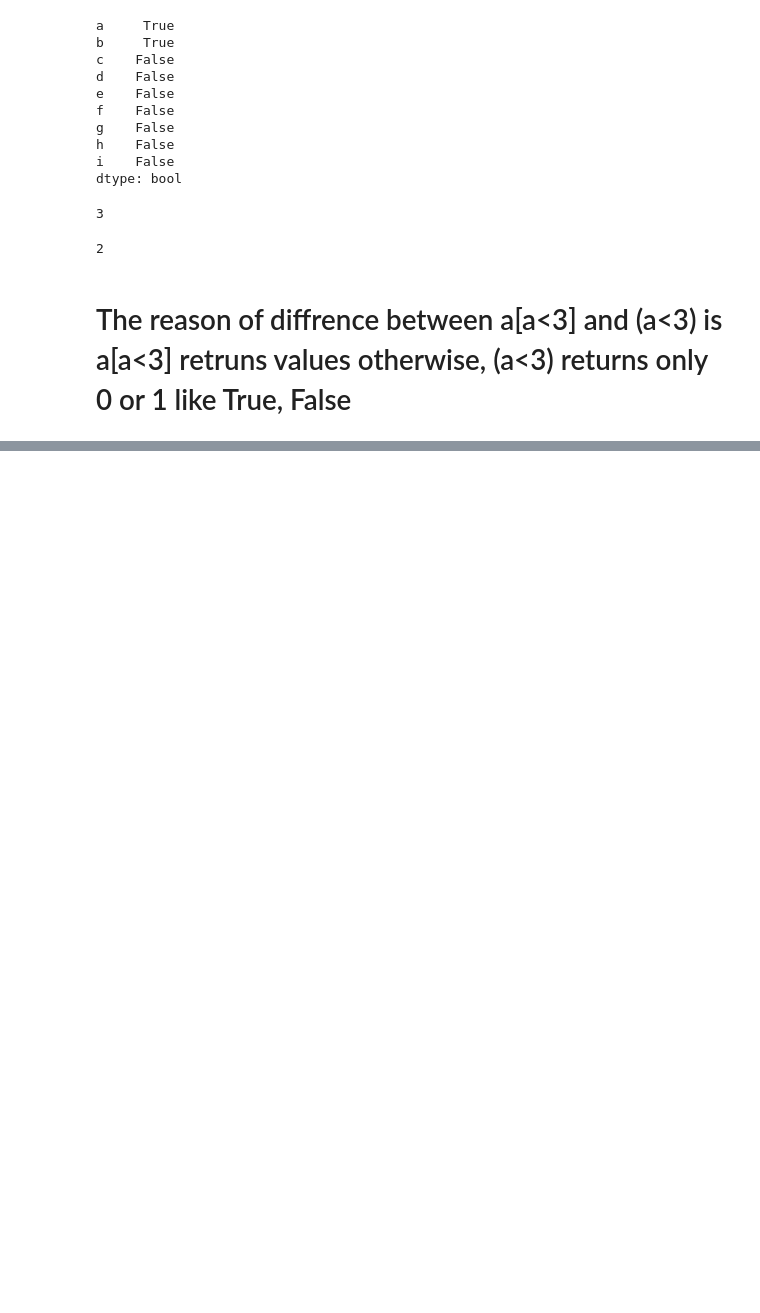
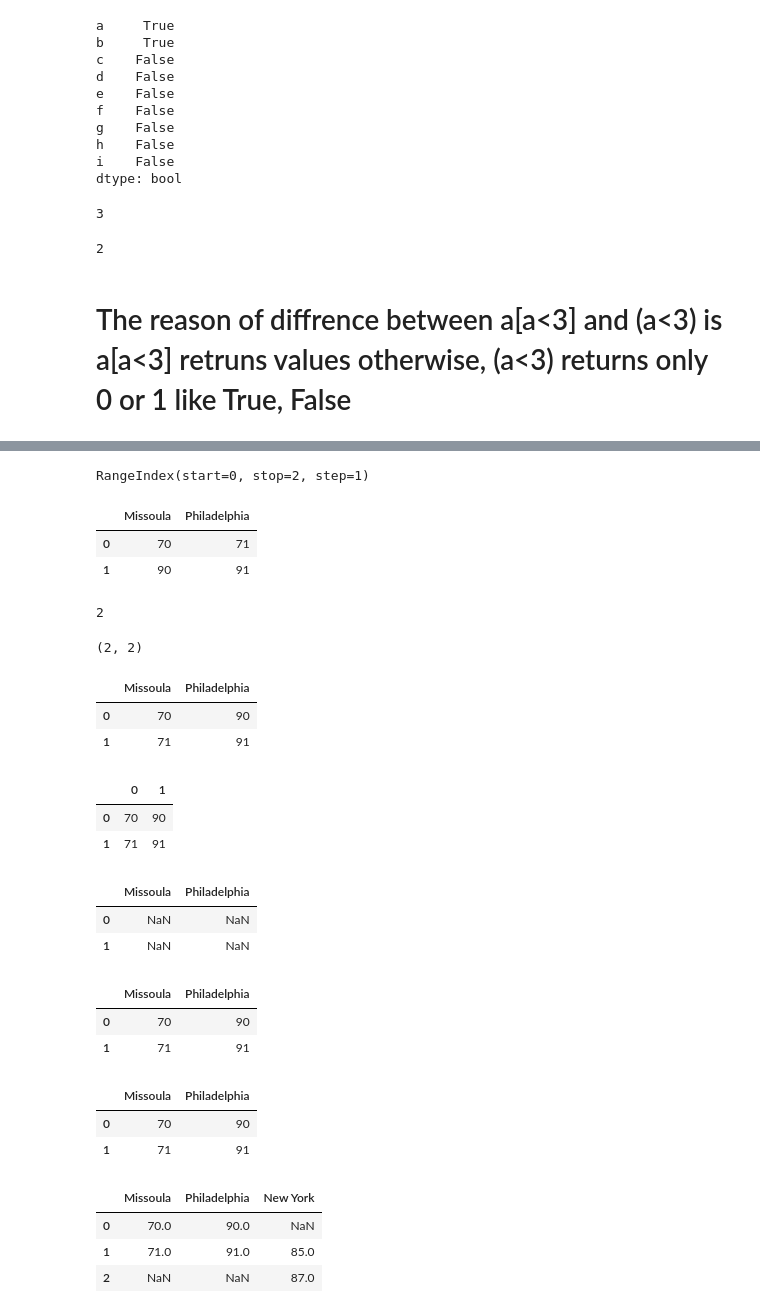
Before and after one commit to Ash-Stat/An-Si-Hyun, a Jupyter notebook: Pandas Practice_2020.ipynb, the cells around one changed output, grey strips where cells are left out. Saved outputs shown, nothing was run; the diff lists cells and outputs as text; code cells hidden in the pictures; blank space fills up the shorter version.

```diff
--- a/Pandas Practice_2020.ipynb
+++ b/Pandas Practice_2020.ipynb
@@ -688,0 +853,77 @@ a[a<3].sum()
+# %%
+df.columns
+# %% [output]
+RangeIndex(start=0, stop=2, step=1)
+# %%
+df=pd.DataFrame(np.array([[70,71],[90,91]]), columns=['Missoula','Philadelphia'])
+df
+# %% [output]
+|  | Missoula | Philadelphia |
+| 0 | 70 | 71 |
+| 1 | 90 | 91 |
+# %%
+#checking the number of DataFrame row
+len(df)
+# %% [output]
+2
+# %%
+#checking the dimention of DataFrame
+df.shape
+# %% [output]
+(2, 2)
+# %%
+#making DataFrame with Python dictionary and pandas Series
+temps_missoula = [70,71]
+temps_philly = [90,91]
+temperatures = { 'Missoula' : temps_missoula, 'Philadelphia' : temps_philly}
+pd.DataFrame(temperatures)
+# %% [output]
+|  | Missoula | Philadelphia |
+| 0 | 70 | 90 |
+| 1 | 71 | 91 |
+# %%
+temps_at_time0=pd.Series([70,90])
+temps_at_time1=pd.Series([71,91])
+df=pd.DataFrame([temps_at_time0, temps_at_time1])
+df
+# %% [output]
+|  | 0 | 1 |
+| 0 | 70 | 90 |
+| 1 | 71 | 91 |
+# %%
+df=pd.DataFrame([temps_at_time0, temps_at_time1], columns=['Missoula','Philadelphia'])
+df
+# when the result appear at NaN, then there are two ways to solve this problem
+# %% [output]
+|  | Missoula | Philadelphia |
+| 0 | NaN | NaN |
+| 1 | NaN | NaN |
+# %%
+#designating the column name with .columns method
+df= pd.DataFrame([temps_at_time0, temps_at_time1])
+df.columns = ['Missoula', 'Philadelphia']
+df
+# %% [output]
+|  | Missoula | Philadelphia |
+| 0 | 70 | 90 |
+| 1 | 71 | 91 |
+# %%
+#Using the python dictionary
+temps_mso_series=pd.Series(temps_missoula)
+temps_phl_series=pd.Series(temps_philly)
+df=pd.DataFrame({'Missoula' : temps_mso_series, 'Philadelphia' : temps_phl_series})
+df
+# %% [output]
+|  | Missoula | Philadelphia |
+| 0 | 70 | 90 |
+| 1 | 71 | 91 |
+# %%
+#add another city
+temps_nyc_series=pd.Series([85,87], index=[1,2])
+df= pd.DataFrame({'Missoula' : temps_mso_series, 'Philadelphia' : temps_phl_series,'New York' : temps_nyc_series})
+df
+# %% [output]
+|  | Missoula | Philadelphia | New York |
+| 0 | 70.0 | 90.0 | NaN |
+| 1 | 71.0 | 91.0 | 85.0 |
+| 2 | NaN | NaN | 87.0 |
```
Also changed, not shown: parts of 23 cells of this notebook.
